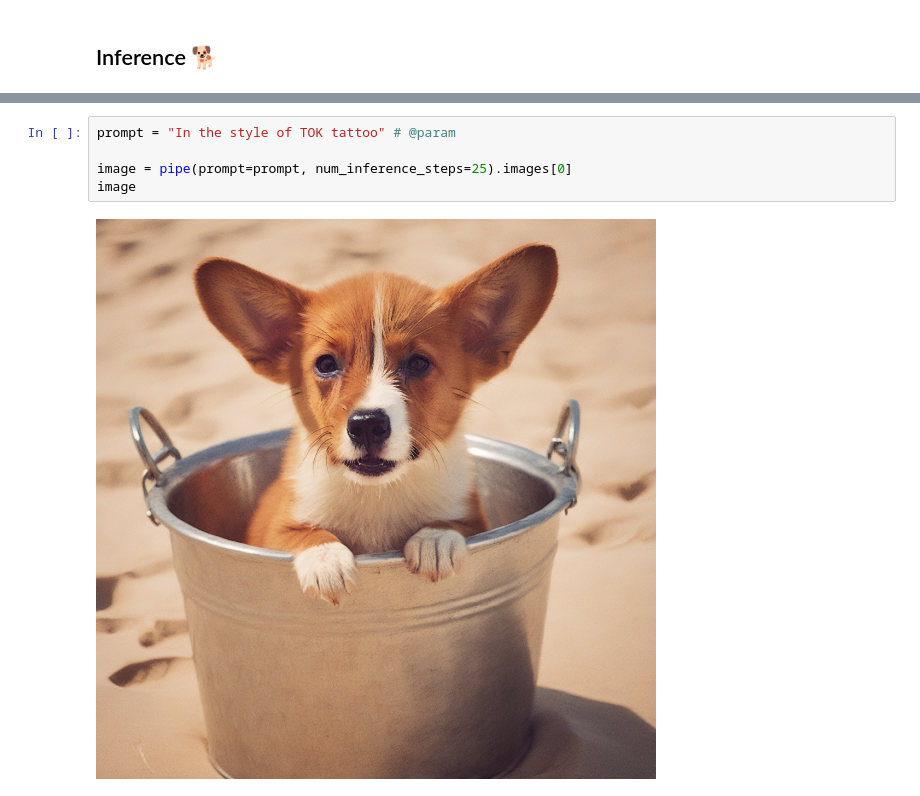
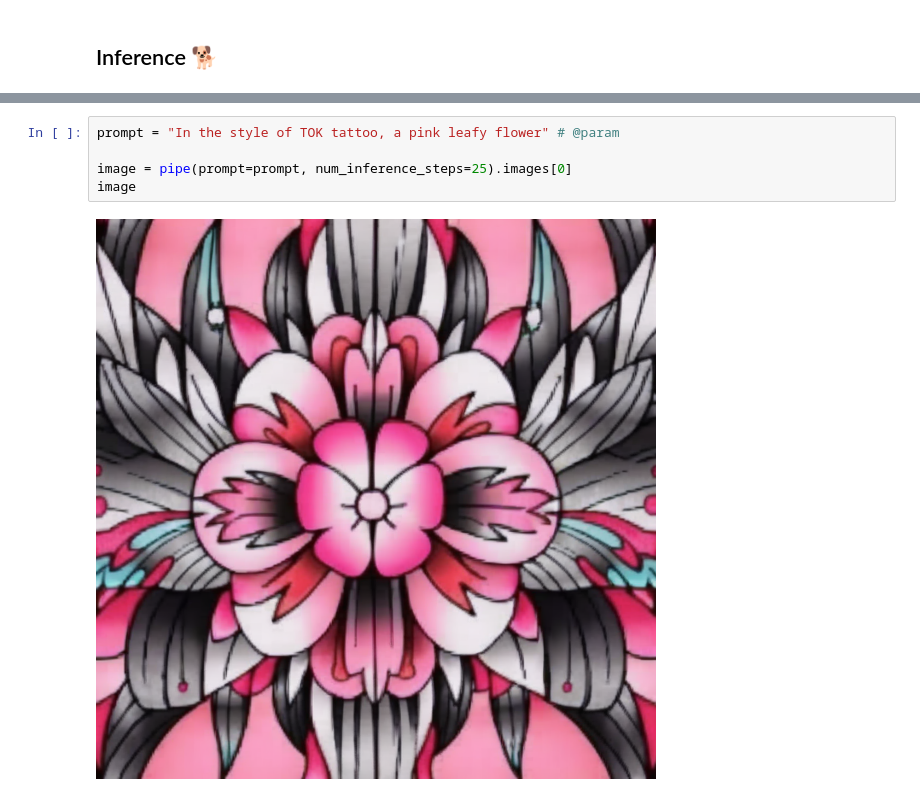
Before and after one commit to vonvolous/SDXL_1.0_LoRA, a Jupyter notebook: SDXL_DreamBooth_LoRA_.ipynb, the cells around one changed output, grey strips where cells are left out. Saved outputs shown, nothing was run; the diff lists cells and outputs as text.

```diff
--- a/SDXL_DreamBooth_LoRA_.ipynb
+++ b/SDXL_DreamBooth_LoRA_.ipynb
@@ -341,7 +339,7 @@ OSError: vonvolous/tattoo_oldschool_LoRA does not appear to have a file named py
 # %%
-prompt = "In the style of TOK tattoo" # @param
+prompt = "In the style of TOK tattoo, a pink leafy flower" # @param
 
 image = pipe(prompt=prompt, num_inference_steps=25).images[0]
 image
 # %% [output]
-[figure, old version]
+[figure, new version]
```
Also changed, not shown: parts of 3 cells of this notebook.
